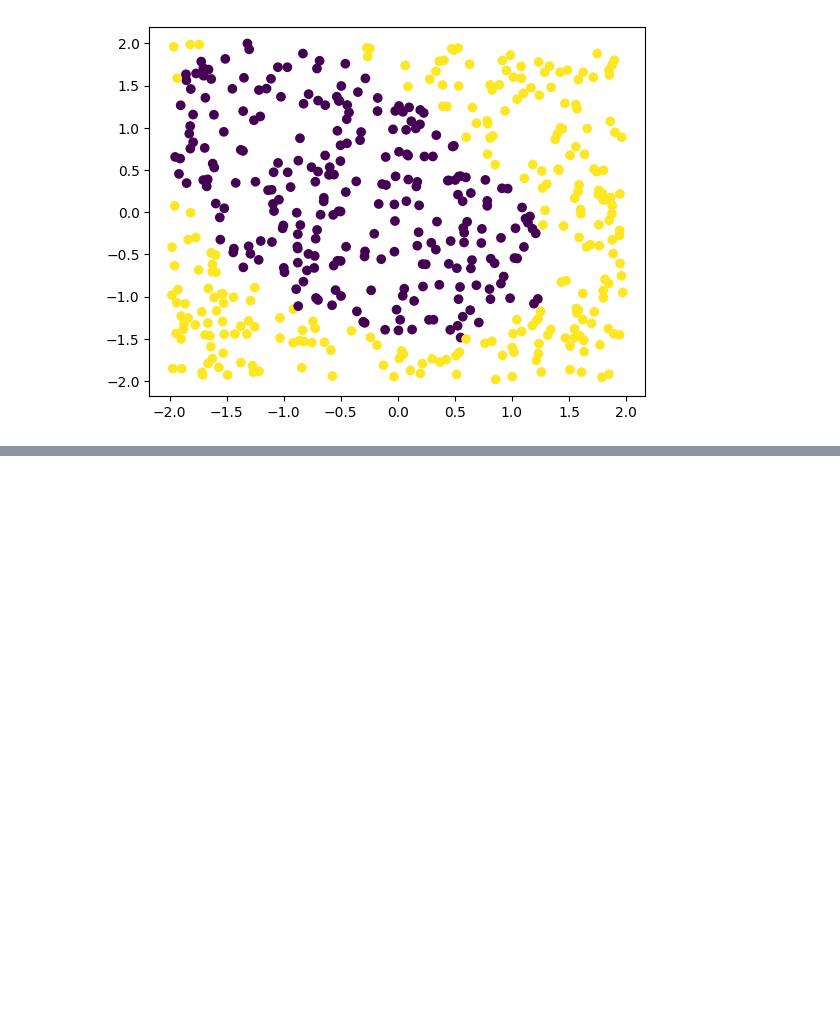
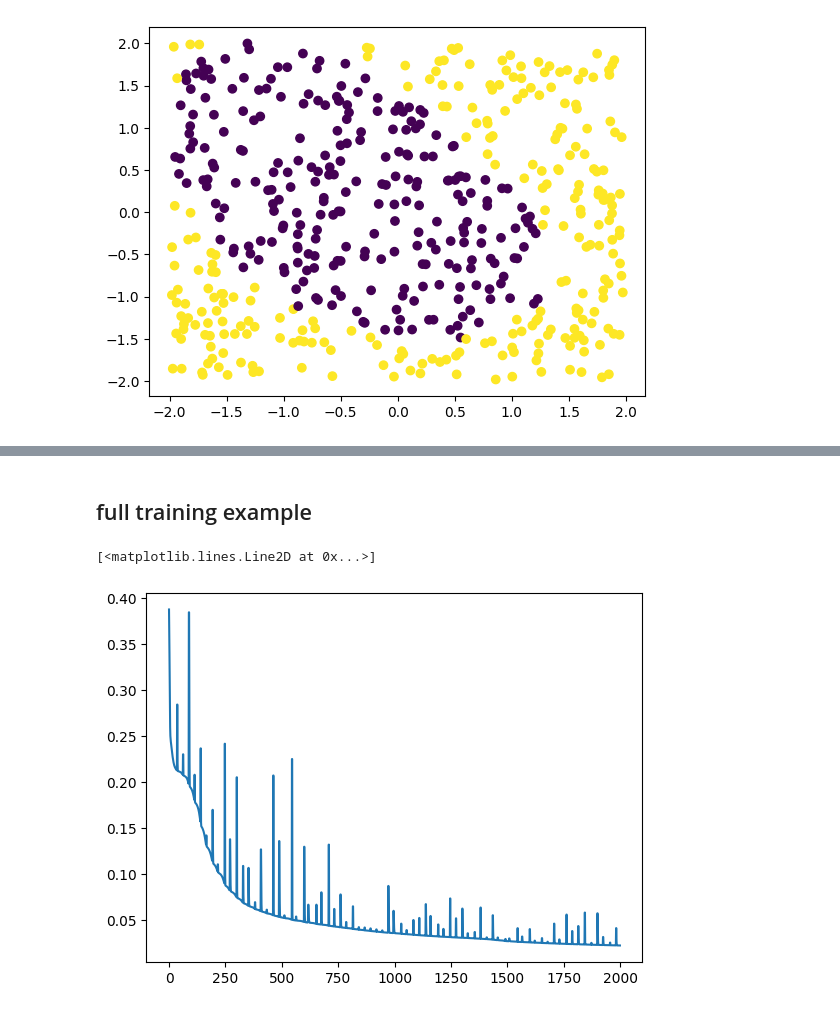
Before and after one commit to brouser2001/mae-5733, a Jupyter notebook: final/final_w_solns.ipynb, the cells around one changed output, grey strips where cells are left out. Saved outputs shown, nothing was run; the diff lists cells and outputs as text; code cells hidden in the pictures; blank space fills up the shorter version.

```diff
--- a/final/final_w_solns.ipynb
+++ b/final/final_w_solns.ipynb
@@ -377,0 +484,30 @@ plt.show()
+# %%
+class LoRaSteepestDescent(Optimizer):
+    def __init__(self, network:LoRaNet, learning_rate):
+        super().__init__(network, learning_rate)
+
+    def updateWeights(self): #overwrite method instead of using super
+        a0=self.network.a0
+        next_a=None
+        for layer in self.network.layers:
+            next_a=layer.neuron(a0) #calculate before updating
+            dW=-self.lr*layer.neuron.s@a0.T
+            layer.neuron.W+= dW
+            if layer.neuron.b is not None:
+                db=-self.lr*np.sum(layer.neuron.s,keepdims=True) #sum is the same as updating for each sample in batch
+                layer.neuron.b+=db
+            a0=next_a #update input to next layer
+
+    def updateLoRa(self): #let student figure this out
+        for layer in self.network.layers:
+            neuron=layer.neuron
+            if neuron.lora_enabled:
+                neuron.A-= self.lr*neuron.accumulated_dA
+                neuron.B-= self.lr*neuron.accumulated_dB
+            neuron.reset_lora_gradients()
+
+    def update(self):
+        if not self.network.freeze_weights:
+            self.updateWeights()
+        else:
+            self.updateLoRa()
@@ -377,0 +594,18 @@ plt.show()
+# %% [markdown]
+## full training example
+# %%
+nnet=LoRaNet(n_features=2,hidden_dim=10,n_hidden=1,freeze_weights=False)
+optimizer=LoRaSteepestDescent(nnet, learning_rate=0.001)
+n_epochs=2000
+n_runs=2
+trainer=VLBP(nnet,optimizer,n_epochs=n_epochs//n_runs)
+loss=[]
+predictions=[]
+for _ in range(n_runs):
+    loss.extend(trainer.train(X,y_classification))
+    predictions.append(nnet(X))
+loss=np.array(loss).flatten()
+plt.plot(loss)
+# %% [output]
+[<matplotlib.lines.Line2D at 0x...>]
+[figure, added]
```
Also changed, not shown: parts of 20 cells of this notebook, 2 other files.
